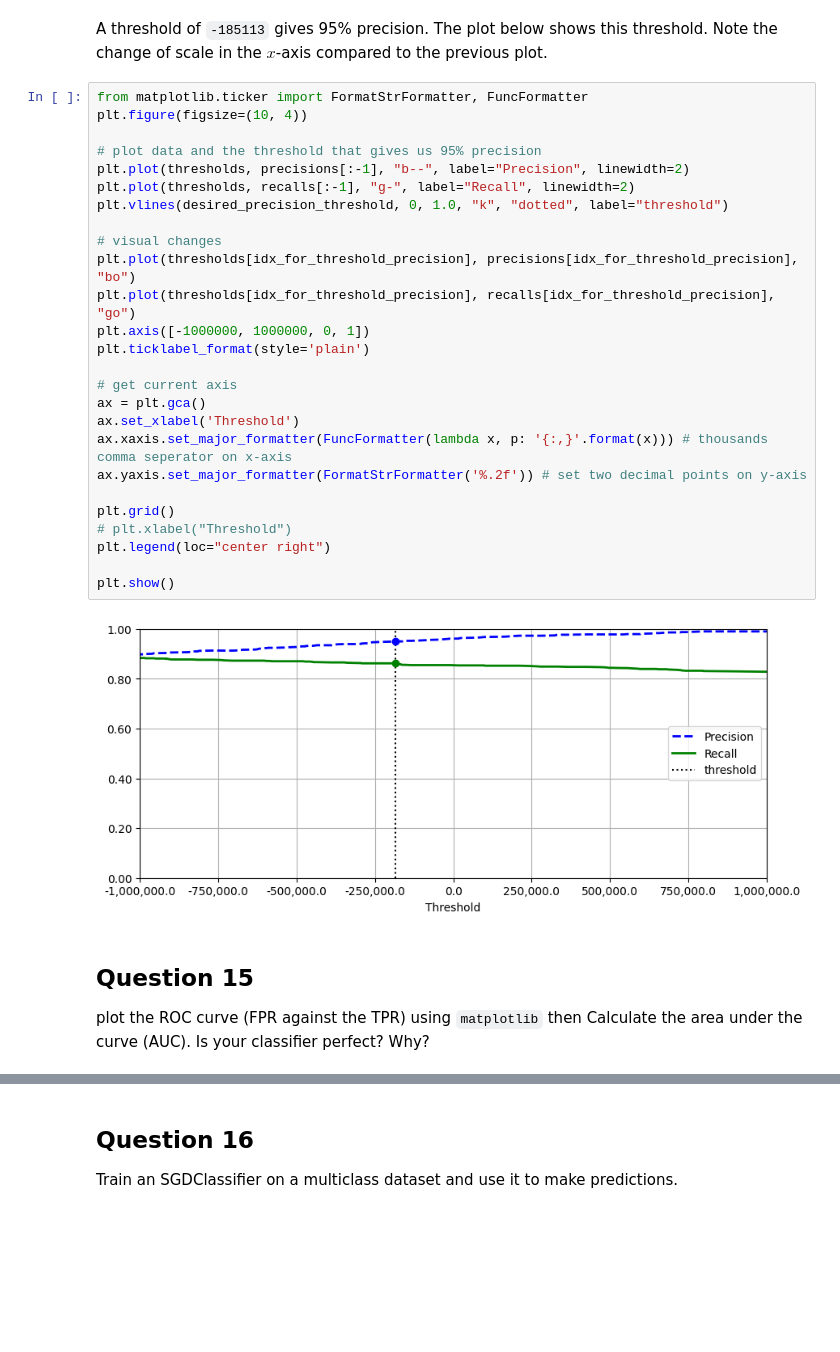
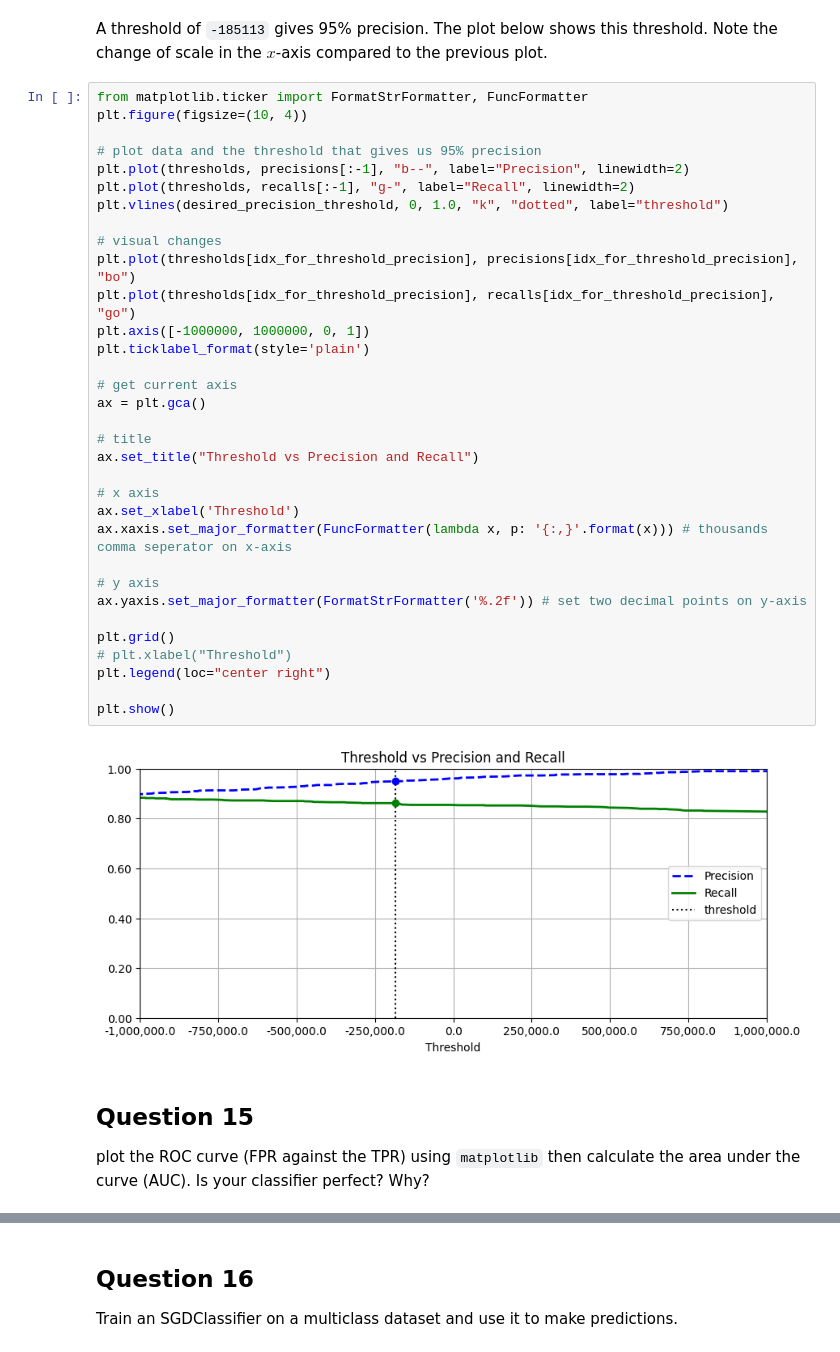
Before and after one commit to RochX/comp486-assignments, a Jupyter notebook: assignment3/assignment3.ipynb, the cells around one changed output, grey strips where cells are left out. Saved outputs shown, nothing was run; the diff lists cells and outputs as text; blank space fills up the shorter version.

```diff
--- a/assignment3/assignment3.ipynb
+++ b/assignment3/assignment3.ipynb
@@ -394,31 +399,38 @@ Note the change of scale in the $x$-axis compared to the previous plot.
 # %%
 from matplotlib.ticker import FormatStrFormatter, FuncFormatter
 plt.figure(figsize=(10, 4))
 
 # plot data and the threshold that gives us 95% precision
 plt.plot(thresholds, precisions[:-1], "b--", label="Precision", linewidth=2)
 plt.plot(thresholds, recalls[:-1], "g-", label="Recall", linewidth=2)
 plt.vlines(desired_precision_threshold, 0, 1.0, "k", "dotted", label="threshold")
 
 # visual changes
 plt.plot(thresholds[idx_for_threshold_precision], precisions[idx_for_threshold_precision], "bo")
 plt.plot(thresholds[idx_for_threshold_precision], recalls[idx_for_threshold_precision], "go")
 plt.axis([-1000000, 1000000, 0, 1])
 plt.ticklabel_format(style='plain')
 
 # get current axis
 ax = plt.gca()
+
+# title
+ax.set_title("Threshold vs Precision and Recall")
+
+# x axis
 ax.set_xlabel('Threshold')
 ax.xaxis.set_major_formatter(FuncFormatter(lambda x, p: '{:,}'.format(x))) # thousands comma seperator on x-axis
+
+# y axis
 ax.yaxis.set_major_formatter(FormatStrFormatter('%.2f')) # set two decimal points on y-axis
 
 plt.grid()
 # plt.xlabel("Threshold")
 plt.legend(loc="center right")
 
 plt.show()
 # %% [output]
-[figure, old version]
+[figure, new version]
 # %% [markdown]
 ## Question 15
-plot the ROC curve (FPR against the TPR) using `matplotlib` then Calculate the area under the curve (AUC). Is your classifier perfect? Why?
+plot the ROC curve (FPR against the TPR) using `matplotlib` then calculate the area under the curve (AUC). Is your classifier perfect? Why?
```
Also changed, not shown: parts of 11 cells of this notebook.
